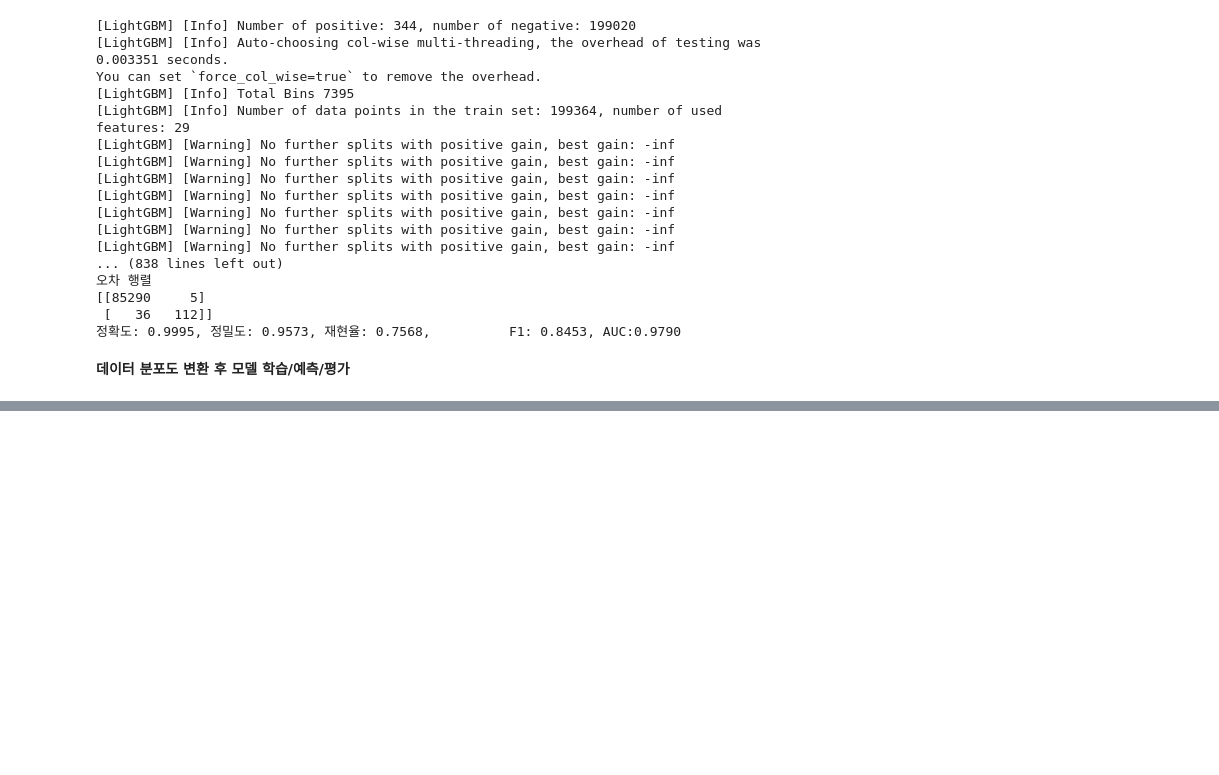
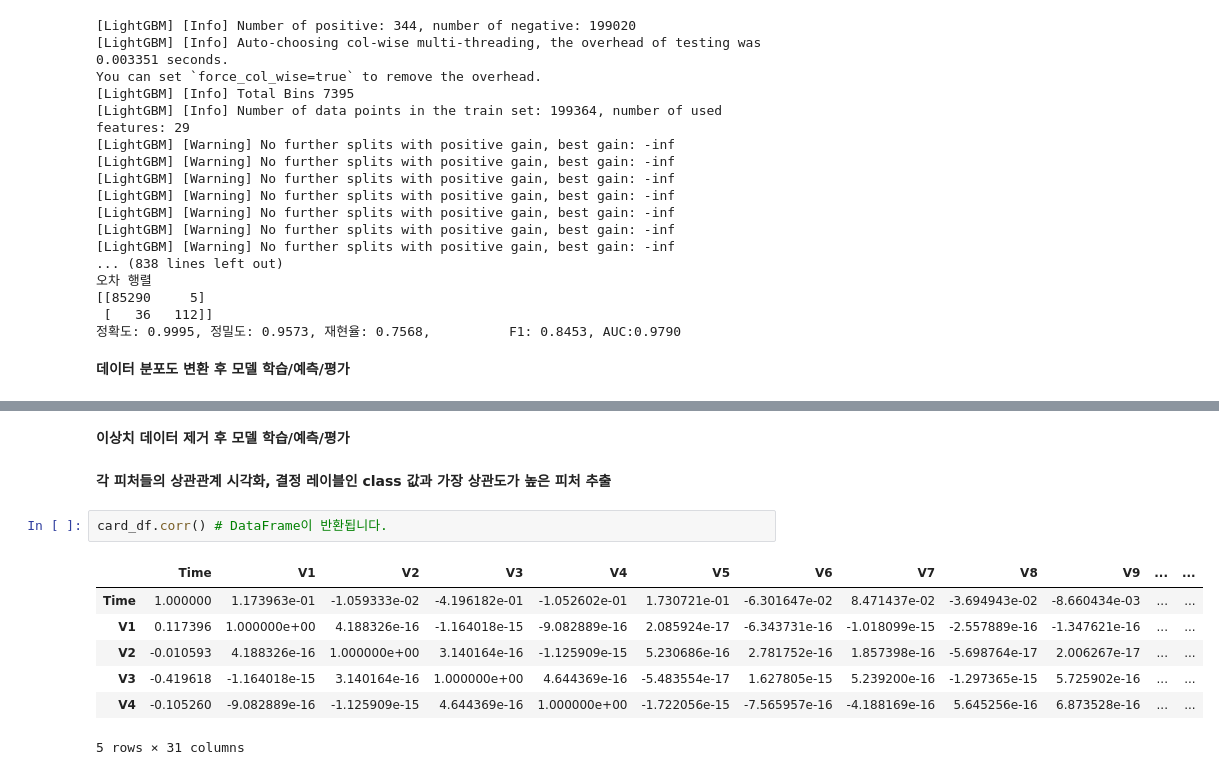
Before and after one commit to SongBeom00/ML, a Jupyter notebook: perfect_guide/4장/4.10_분류실습_신용카드_사기검출.ipynb, the cells around one changed output, grey strips where cells are left out. Cells and saved outputs as stored; diff of their text form; blank space fills up the shorter version.

```diff
--- a/perfect_guide/4장/4.10_분류실습_신용카드_사기검출.ipynb
+++ b/perfect_guide/4장/4.10_분류실습_신용카드_사기검출.ipynb
@@ -168,0 +305,14 @@ plt.show()
+# %% [markdown]
+**이상치 데이터 제거 후 모델 학습/예측/평가**
+# %% [markdown]
+**각 피처들의 상관관계 시각화, 결정 레이블인 class 값과 가장 상관도가 높은 피처 추출**
+# %%
+card_df.corr() # DataFrame이 반환됩니다.
+# %% [output]
+|  | Time | V1 | V2 | V3 | V4 | V5 | V6 | V7 | V8 | V9 | ... | ... |
+| Time | 1.000000 | 1.173963e-01 | -1.059333e-02 | -4.196182e-01 | -1.052602e-01 | 1.730721e-01 | -6.301647e-02 | 8.471437e-02 | -3.694943e-02 | -8.660434e-03 | ... | ... |
+| V1 | 0.117396 | 1.000000e+00 | 4.188326e-16 | -1.164018e-15 | -9.082889e-16 | 2.085924e-17 | -6.343731e-16 | -1.018099e-15 | -2.557889e-16 | -1.347621e-16 | ... | ... |
+| V2 | -0.010593 | 4.188326e-16 | 1.000000e+00 | 3.140164e-16 | -1.125909e-15 | 5.230686e-16 | 2.781752e-16 | 1.857398e-16 | -5.698764e-17 | 2.006267e-17 | ... | ... |
+| V3 | -0.419618 | -1.164018e-15 | 3.140164e-16 | 1.000000e+00 | 4.644369e-16 | -5.483554e-17 | 1.627805e-15 | 5.239200e-16 | -1.297365e-15 | 5.725902e-16 | ... | ... |
+| V4 | -0.105260 | -9.082889e-16 | -1.125909e-15 | 4.644369e-16 | 1.000000e+00 | -1.722056e-15 | -7.565957e-16 | -4.188169e-16 | 5.645256e-16 | 6.873528e-16 | ... | ... |
+5 rows × 31 columns
```
Also changed, not shown: parts of 21 cells of this notebook.
